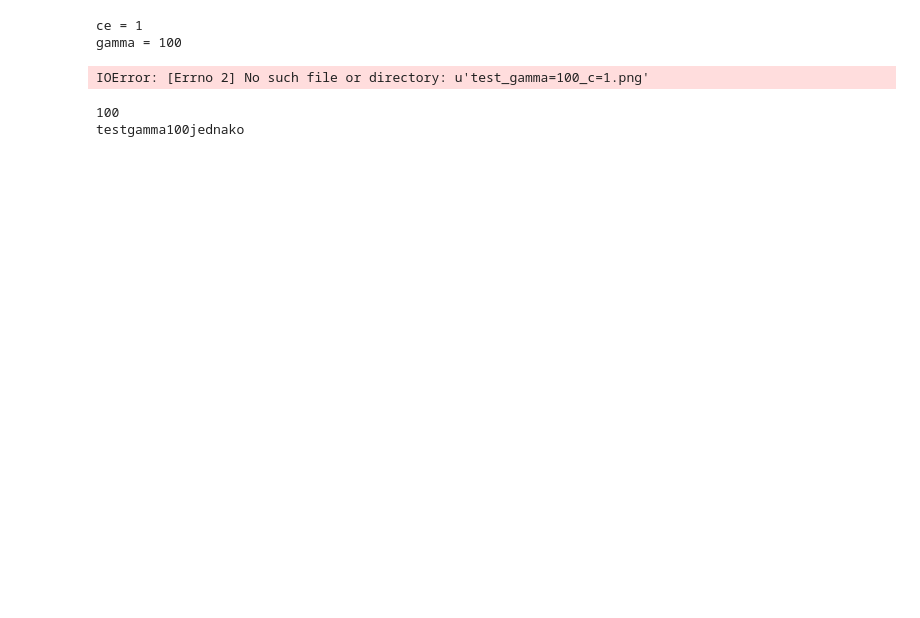
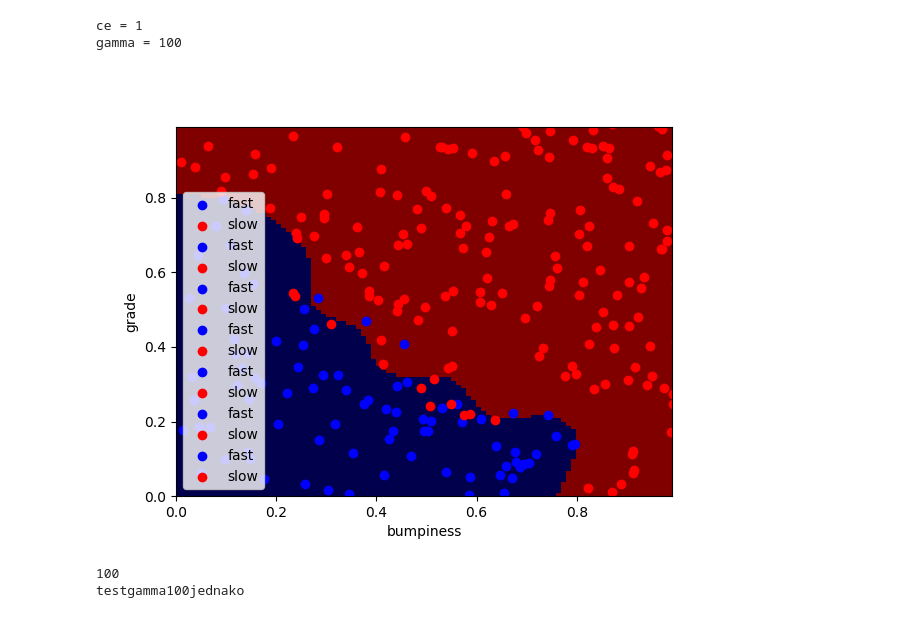
Before and after one commit to eSadikovic/ML, a Jupyter notebook: Untitled.ipynb, the cells around one changed output. Cells and saved outputs as stored; diff of their text form; code cells hidden in the pictures; blank space fills up the shorter version.

```diff
--- a/Untitled.ipynb
+++ b/Untitled.ipynb
@@ -18,36 +18,36 @@ from IPython.display import Image
 import numpy as np
 import pylab as pl
 
 
 features_train, labels_train, features_test, labels_test = makeTerrainData()
 
 ### the training data (features_train, labels_train) have both "fast" and "slow" points mixed
 ### in together--separate them so we can give them different colors in the scatterplot,
 ### and visually identify them
 grade_fast = [features_train[ii][0] for ii in range(0, len(features_train)) if labels_train[ii]==0]
 bumpy_fast = [features_train[ii][1] for ii in range(0, len(features_train)) if labels_train[ii]==0]
 grade_slow = [features_train[ii][0] for ii in range(0, len(features_train)) if labels_train[ii]==1]
 bumpy_slow = [features_train[ii][1] for ii in range(0, len(features_train)) if labels_train[ii]==1]
 
 
 # You will need to complete this function imported from the ClassifyNB script.
 # Be sure to change to that code tab to complete this quiz.
 clf, ce, gm = classify(features_train, labels_train)
 
 
 
 ### draw the decision boundary with the text points overlaid
 prettyPicture(clf, features_test, labels_test)
 
-output_image("test_" + "gamma=" + str(gm) + "_c="+ str(ce) + ".png", "png", open("test.png", "rb").read())
+output_image("test.png", "png", open("test.png", "rb").read())
 print "ce =", ce
 print "gamma =", gm
 
-Image(filename="test_" + "gamma=" + str(gm) + "_c="+ str(ce) + ".png")
+Image(filename="test.png")
 # %% [output]
 ce = 1
 gamma = 100
-IOError: [Errno 2] No such file or directory: u'test_gamma=100_c=1.png'
+[figure, added]
 # %%
 print gm
 a= "test" + "gamma" + str(gm) + "jednako"
```
